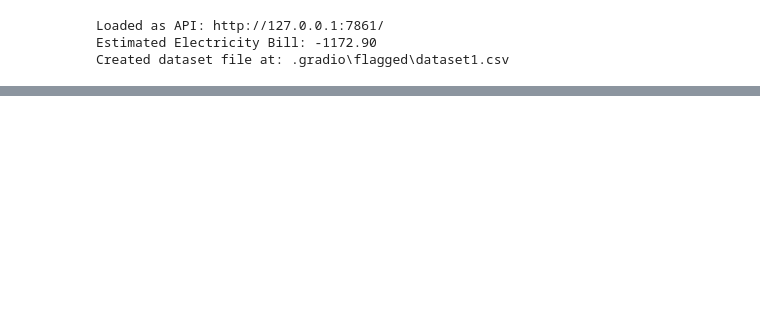
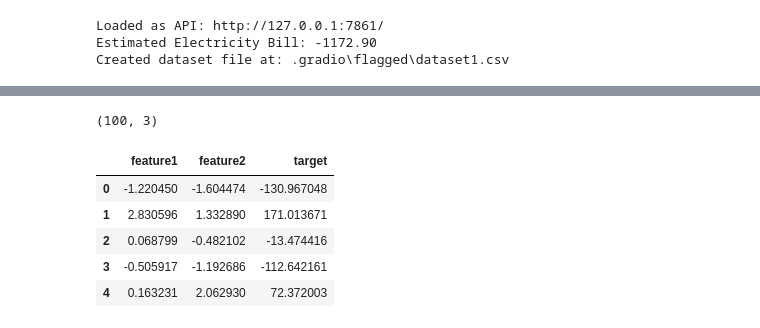
Before and after one commit to Ram2002-ai/DataScience_NareshIt, a Jupyter notebook: Machine_learning/LinerRegression/assigment.ipynb, the cells around one changed output, grey strips where cells are left out. Drawn from its saved outputs; the diff is of its cells as text; code cells hidden in the pictures; blank space fills up the shorter version.

```diff
--- a/Machine_learning/LinerRegression/assigment.ipynb
+++ b/Machine_learning/LinerRegression/assigment.ipynb
@@ -173,0 +281,13 @@ Created dataset file at: .gradio\flagged\dataset1.csv
+# %%
+df.shape
+# %% [output]
+(100, 3)
+# %%
+df.head()
+# %% [output]
+|  | feature1 | feature2 | target |
+| 0 | -1.220450 | -1.604474 | -130.967048 |
+| 1 | 2.830596 | 1.332890 | 171.013671 |
+| 2 | 0.068799 | -0.482102 | -13.474416 |
+| 3 | -0.505917 | -1.192686 | -112.642161 |
+| 4 | 0.163231 | 2.062930 | 72.372003 |
```
Also changed, not shown: parts of 40 cells of this notebook.
